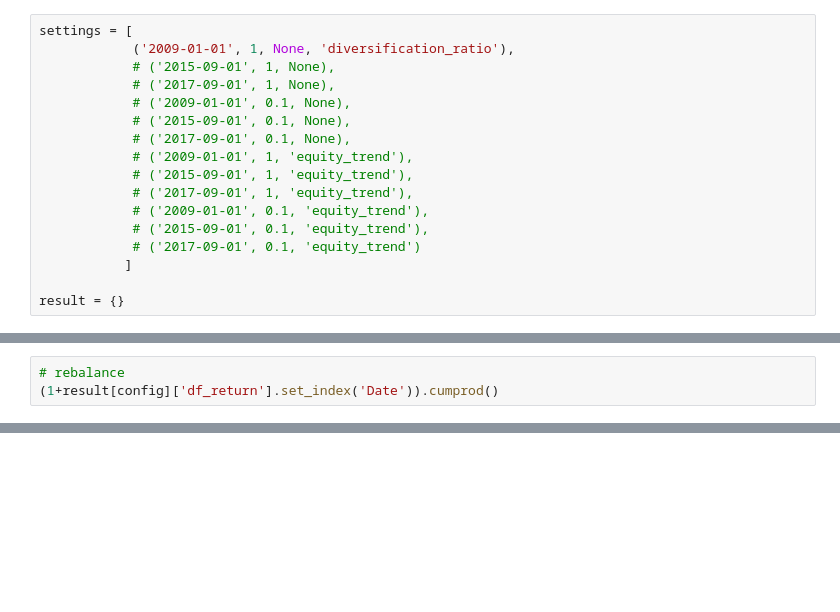
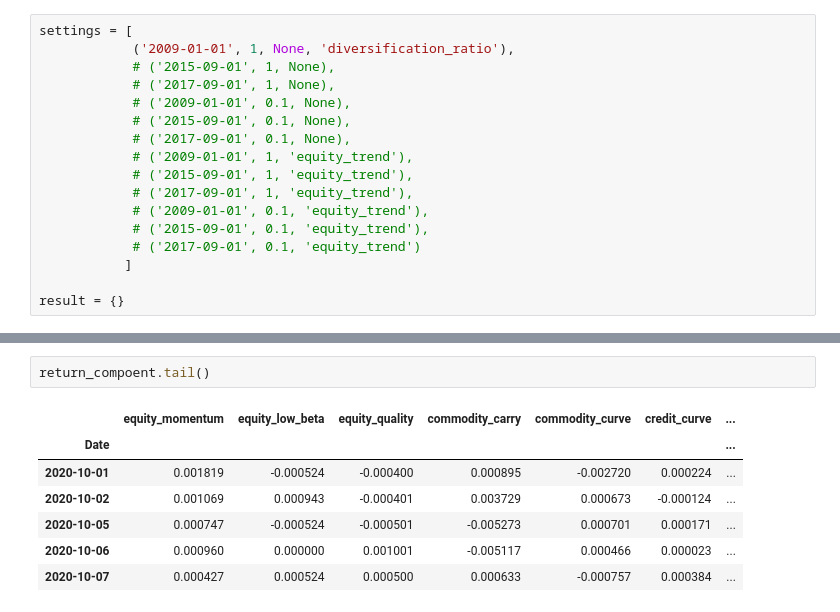
Before and after one commit to shenyifan17/combine_strategies, a Jupyter notebook: optimise.ipynb, the cells around one changed output, grey strips where cells are left out. Saved outputs shown, nothing was run; the diff lists cells and outputs as text; blank space fills up the shorter version.

```diff
--- a/optimise.ipynb
+++ b/optimise.ipynb
@@ -51,3 +42,0 @@ array([ 1.76104235,  8.86988439, 10.02841733,  0.26106946,  3.37448112,
-# %%
-# rebalance
-(1+result[config]['df_return'].set_index('Date')).cumprod()
@@ -68,0 +118,10 @@ array([ 1.76104235,  8.86988439, 10.02841733,  0.26106946,  3.37448112,
+# %%
+return_compoent.tail()
+# %% [output]
+|  | equity_momentum | equity_low_beta | equity_quality | commodity_carry | commodity_curve | credit_curve | ... |
+| Date |  |  |  |  |  |  | ... |
+| 2020-10-01 | 0.001819 | -0.000524 | -0.000400 | 0.000895 | -0.002720 | 0.000224 | ... |
+| 2020-10-02 | 0.001069 | 0.000943 | -0.000401 | 0.003729 | 0.000673 | -0.000124 | ... |
+| 2020-10-05 | 0.000747 | -0.000524 | -0.000501 | -0.005273 | 0.000701 | 0.000171 | ... |
+| 2020-10-06 | 0.000960 | 0.000000 | 0.001001 | -0.005117 | 0.000466 | 0.000023 | ... |
+| 2020-10-07 | 0.000427 | 0.000524 | 0.000500 | 0.000633 | -0.000757 | 0.000384 | ... |
```
Also changed, not shown: parts of 13 cells of this notebook, 1 other file.
